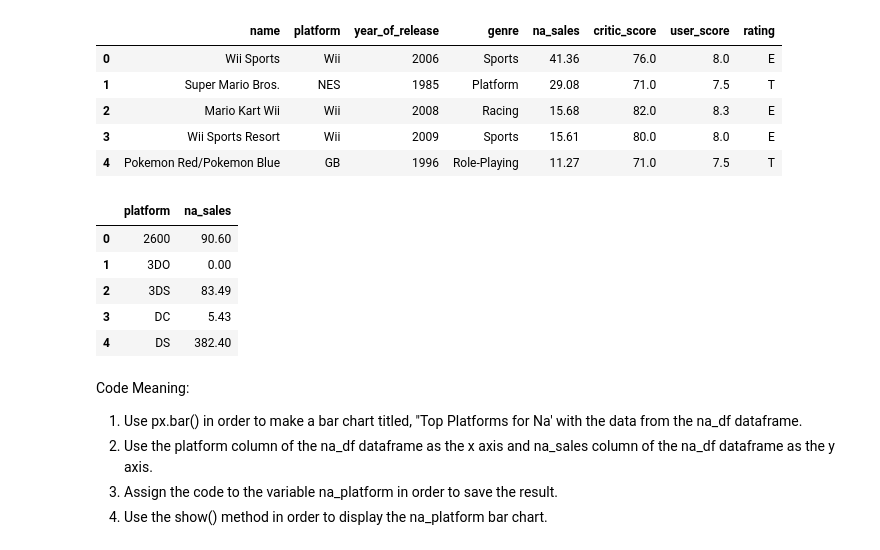
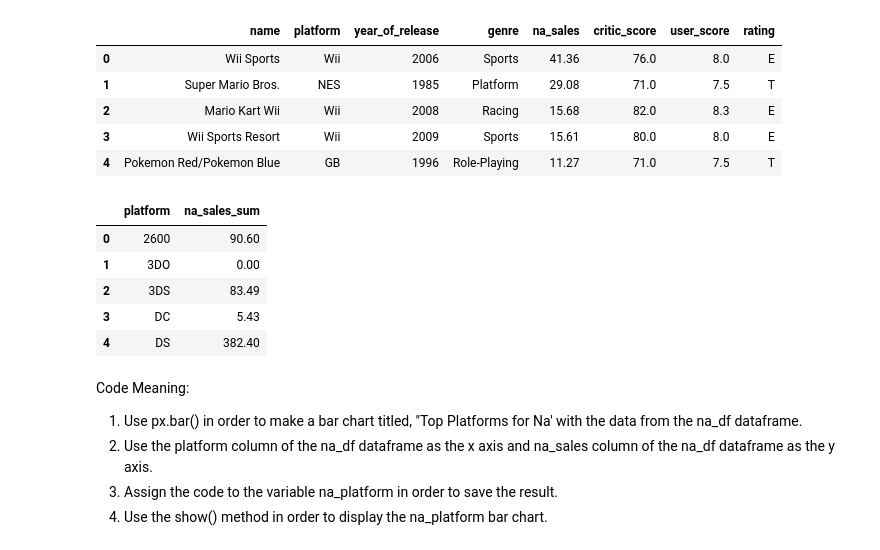
Before and after one commit to BLacuesta3/Sprint_5_Project, a Jupyter notebook: sprint_5.ipynb, the cells around one changed output. Cells and saved outputs as stored; diff of their text form; code cells hidden in the pictures.

```diff
--- a/sprint_5.ipynb
+++ b/sprint_5.ipynb
@@ -1130,10 +1095,10 @@ na_df.head()
 | 4 | Pokemon Red/Pokemon Blue | GB | 1996 | Role-Playing | 11.27 | 71.0 | 7.5 | T |
 # %%
 na_p_sum = na_df.groupby('platform')['na_sales'].sum()
-na_p_sum = na_p_sum.reset_index().rename(columns={'na_sales_total': 'na_sales_sum'})
+na_p_sum = na_p_sum.reset_index().rename(columns={'na_sales': 'na_sales_sum'})
 na_p_sum.head()
 # %% [output]
-|  | platform | na_sales |
+|  | platform | na_sales_sum |
 | 0 | 2600 | 90.60 |
 | 1 | 3DO | 0.00 |
 | 2 | 3DS | 83.49 |
```
Also changed, not shown: parts of 35 cells of this notebook.
